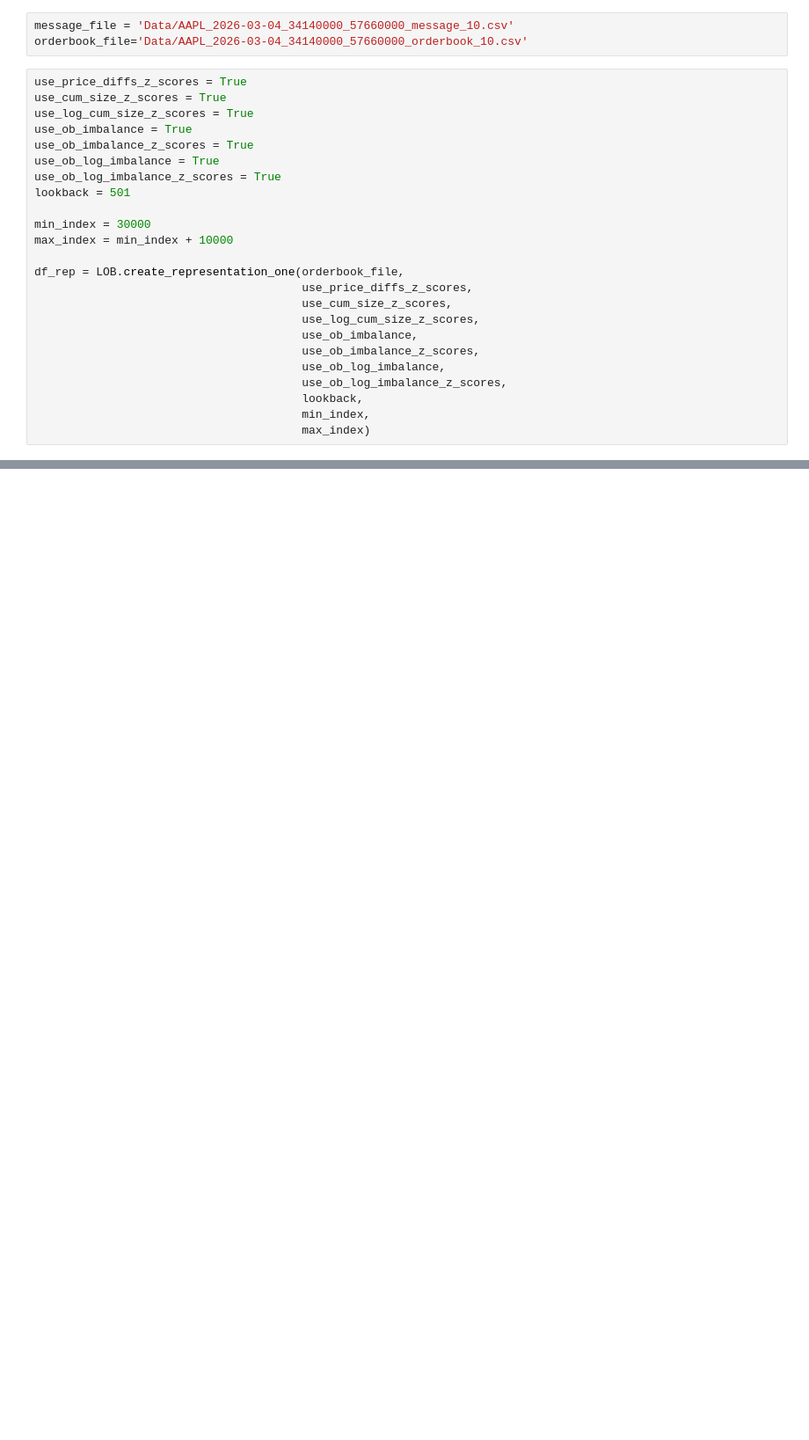
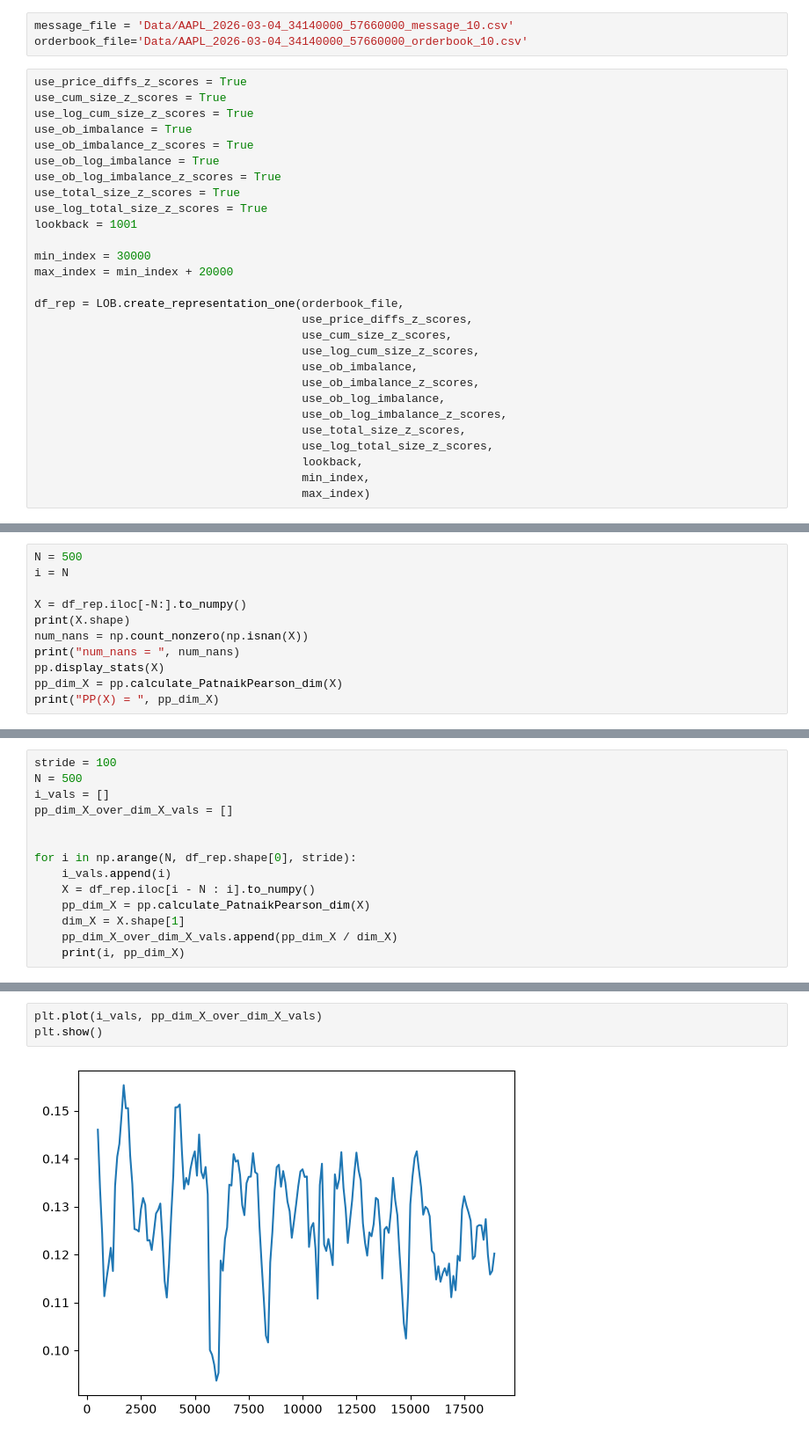
Before and after one commit to RobertGBoyce/PP_LOB, a Jupyter notebook: Representation_one.ipynb, the cells around one changed output, grey strips where cells are left out. Shown at 88% size. Cells and saved outputs as stored; diff of their text form; blank space fills up the shorter version.

```diff
--- a/Representation_one.ipynb
+++ b/Representation_one.ipynb
@@ -15,10 +30,12 @@ use_ob_imbalance = True
 use_ob_imbalance_z_scores = True
 use_ob_log_imbalance = True
 use_ob_log_imbalance_z_scores = True
-lookback = 501
+use_total_size_z_scores = True
+use_log_total_size_z_scores = True
+lookback = 1001
 
 min_index = 30000
-max_index = min_index + 10000
+max_index = min_index + 20000
 
 df_rep = LOB.create_representation_one(orderbook_file,
                                        use_price_diffs_z_scores,
@@ -28,6 +45,8 @@ df_rep = LOB.create_representation_one(orderbook_file,
                                        use_ob_imbalance_z_scores,
                                        use_ob_log_imbalance,
                                        use_ob_log_imbalance_z_scores,
+                                       use_total_size_z_scores,
+                                       use_log_total_size_z_scores,
                                        lookback,
                                        min_index,
                                        max_index)
@@ -49,0 +82,11 @@ Index(['AP2_minus_AP1_z', 'AP3_minus_AP1_z', 'AP4_minus_AP1_z',
+# %%
+N = 500
+i = N
+
+X = df_rep.iloc[-N:].to_numpy()
+print(X.shape)
+num_nans = np.count_nonzero(np.isnan(X))
+print("num_nans = ", num_nans)
+pp.display_stats(X)
+pp_dim_X = pp.calculate_PatnaikPearson_dim(X)
+print("PP(X) = ", pp_dim_X)
@@ -49,0 +104,14 @@ Index(['AP2_minus_AP1_z', 'AP3_minus_AP1_z', 'AP4_minus_AP1_z',
+# %%
+stride = 100
+N = 500
+i_vals = []
+pp_dim_X_over_dim_X_vals = []
+
+
+for i in np.arange(N, df_rep.shape[0], stride):
+    i_vals.append(i)
+    X = df_rep.iloc[i - N : i].to_numpy()
+    pp_dim_X = pp.calculate_PatnaikPearson_dim(X)
+    dim_X = X.shape[1]
+    pp_dim_X_over_dim_X_vals.append(pp_dim_X / dim_X)
+    print(i, pp_dim_X)
@@ -49,0 +136,5 @@ Index(['AP2_minus_AP1_z', 'AP3_minus_AP1_z', 'AP4_minus_AP1_z',
+# %%
+plt.plot(i_vals, pp_dim_X_over_dim_X_vals)
+plt.show()
+# %% [output]
+[figure, added]
```
Also changed, not shown: parts of 15 cells of this notebook.
